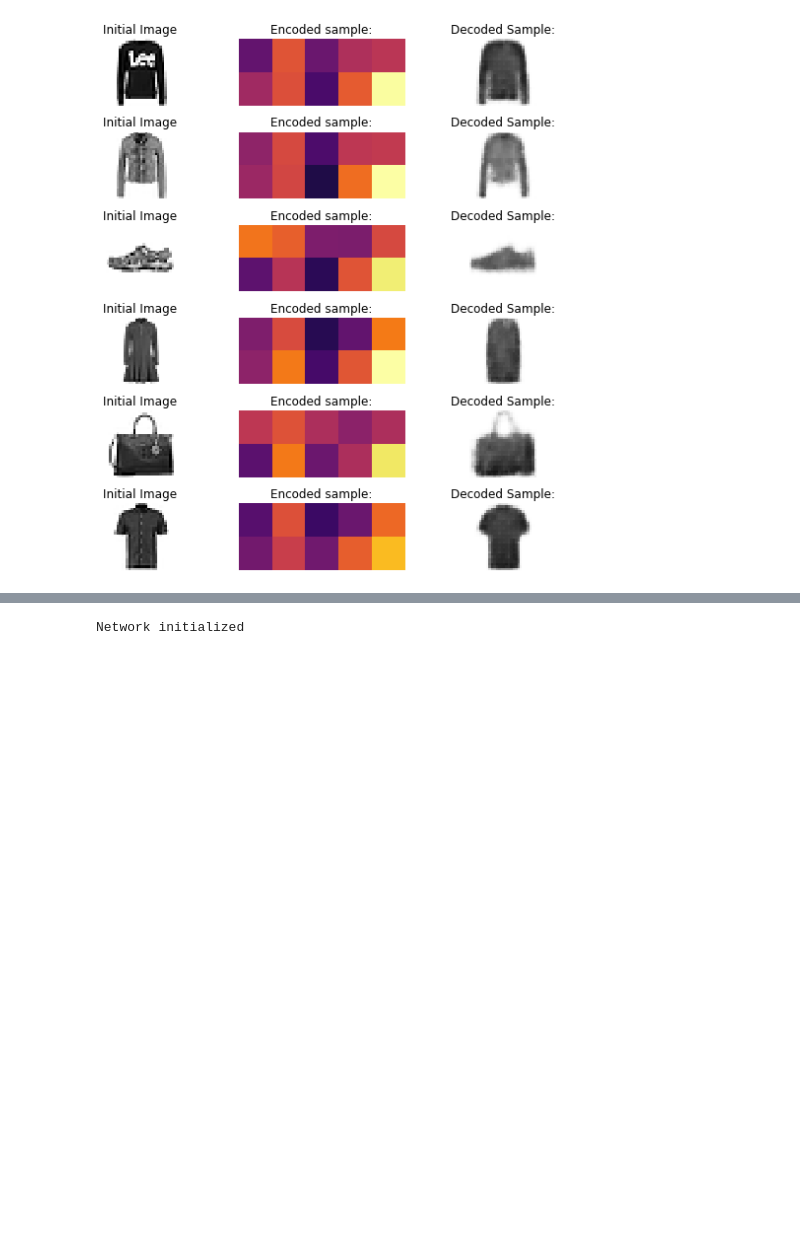
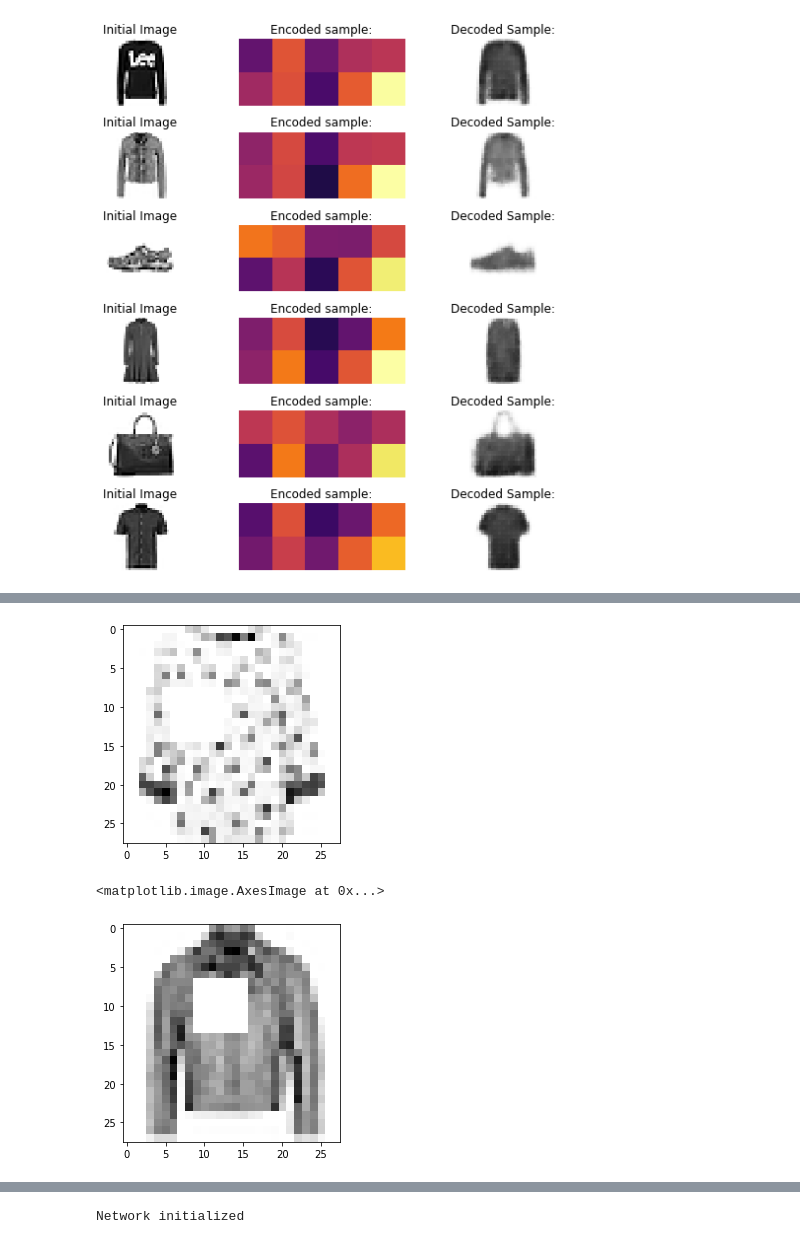
Before and after one commit to Luca-Negri/Deep_Learning_Homeworks, a Jupyter notebook: Homework_2/NNDL_homework_2.ipynb, the cells around one changed output, grey strips where cells are left out. Cells and saved outputs as stored; diff of their text form; code cells hidden in the pictures; blank space fills up the shorter version.

```diff
--- a/Homework_2/NNDL_homework_2.ipynb
+++ b/Homework_2/NNDL_homework_2.ipynb
@@ -962,0 +928,49 @@ with torch.no_grad():
+# %%
+class WhiteBlock():
+    """Class aimed at transforming a dataset adding random gaussian noise to the input variables"""
+    def __init__(self, mask_size = 7):
+        self.mask_size  = mask_size
+    def __call__(self, tensor):
+
+        shape = tensor.shape
+        for i in range(shape[0]):
+            mask_center = torch.randint(low=4,high=16,size=(2,1))
+            mask = torch.ones_like(image)
+            mask[0,mask_center[0]:(mask_center[0])+self.mask_size , mask_center[1]:(mask_center[1])+self.mask_size] = 0
+            tensor[i] = tensor[i]*mask
+
+        return tensor
+# %%
+WhiteBlockTransform = WhiteBlock()
+train_transforms = transforms.Compose([
+    transforms.ToTensor(),
+])
+
+val_split = 0.2
+
+Ntot   = len(total_dataset)
+Nval   = int(Ntot * val_split)
+Ntrain = Ntot - Nval
+
+train_dataset, val_dataset = torch.utils.data.random_split(total_dataset, [Ntrain, Nval])
+
+
+test_dataset.transform  = test_transforms
+val_dataset.dataset.transform   = train_transforms
+train_dataset.dataset.transform = train_transforms
+
+num_workers = 0 #PC
+#num_workers = 2 #####COLAB ENABLED
+batch_size = 512
+train_dataloader = DataLoader(train_dataset , batch_size = batch_size        , shuffle = True  , num_workers=num_workers)
+val_dataloader   = DataLoader(val_dataset   , batch_size = len(val_dataset)  , shuffle = True  , num_workers=num_workers)
+test_dataloader  = DataLoader(test_dataset  , batch_size = len(test_dataset) , shuffle = False , num_workers=num_workers)
+# %%
+oh = WhiteBlockTransform(next(iter(train_dataloader))[0])
+plt.imshow(oh[200].squeeze(0), cmap='Greys')#,vmax = 255)
+plt.show()
+plt.imshow(oh[201].squeeze(0), cmap='Greys')#,vmax = 255)
+# %% [output]
+[figure, added]
+<matplotlib.image.AxesImage at 0x...>
+[figure, added]
```
Also changed, not shown: parts of 69 cells of this notebook.
